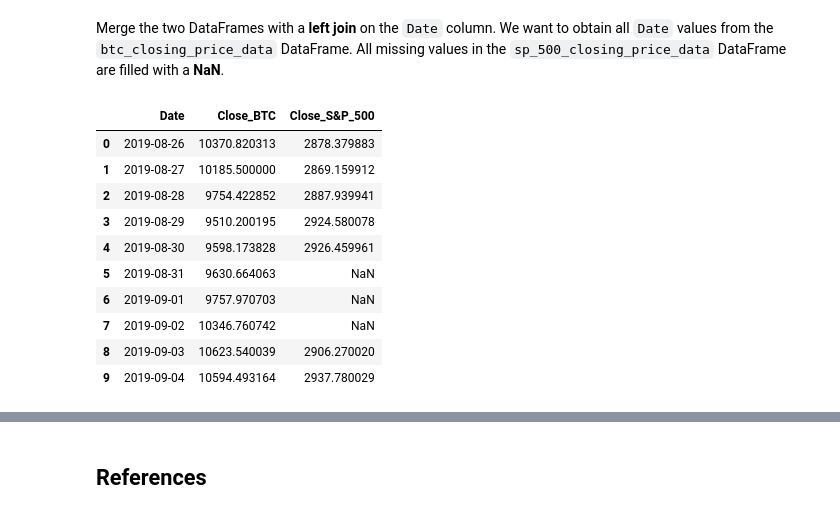
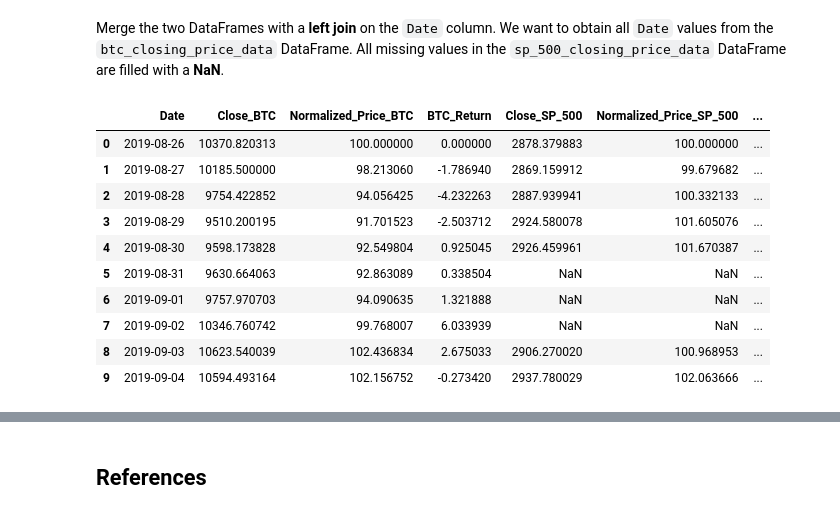
Before and after one commit to kostadinlambov/Bitcoin-and-Stock-Market-Correlation, a Jupyter notebook: Notebook/Bitcoin_and_Stock_Market_Correlation.ipynb, the cells around one changed output, grey strips where cells are left out. Drawn from its saved outputs; the diff is of its cells as text; code cells hidden in the pictures.

Commit message:
Normilize Prices and Returns Calculations

```diff
--- a/Notebook/Bitcoin_and_Stock_Market_Correlation.ipynb
+++ b/Notebook/Bitcoin_and_Stock_Market_Correlation.ipynb
@@ -272,0 +291,6 @@ dtype: object
+# %%
+# Get the 'starting_price'
+sp_500_starting_price = sp_500_closing_price_data.Close.loc[0]
+# Compute 'normalized_price'
+sp_500_closing_price_data["Normalized_Price"] = sp_500_closing_price_data.Close.apply(lambda current_price: compute_normalized_price(current_price, sp_500_starting_price))
+sp_500_closing_price_data.head()
@@ -272,0 +311,18 @@ dtype: object
+# %%
+def calculate_daily_return(prices_arr):
+    """
+     Calculate the daily return from the values in the 'prices_arr'
+    """
+    daily_return_prices = []
+    price_day_1 = prices_arr[0]
+
+    for price in prices_arr:
+        price_day_2 = price
+
+        # Calculate return
+        return_price = ((price_day_2 - price_day_1) / price_day_1) * 100
+        daily_return_prices.append(return_price)
+
+        price_day_1 = price_day_2
+
+    return daily_return_prices
@@ -272,0 +338,3 @@ dtype: object
+# %%
+btc_closing_price_data["BTC_Return"] = calculate_daily_return(btc_closing_price_data.Close)
+btc_closing_price_data
@@ -272,0 +359,3 @@ dtype: object
+# %%
+sp_500_closing_price_data["SP_500_Return"] = calculate_daily_return(sp_500_closing_price_data.Close)
+sp_500_closing_price_data
@@ -275,20 +380,20 @@ dtype: object
 # %% [markdown]
 Merge the two DataFrames with a **left join** on the `Date` column. We want to obtain all `Date` values from the `btc_closing_price_data` DataFrame. All missing values in the `sp_500_closing_price_data` DataFrame are filled with a **NaN**.
 # %%
-data_merged = btc_closing_price_data.merge(sp_500_closing_price_data, on = "Date", how = "left", suffixes = ("_BTC", "_S&P_500"))
+data_merged = btc_closing_price_data.merge(sp_500_closing_price_data, on = "Date", how = "left", suffixes = ("_BTC", "_SP_500"))
 data_merged.head(10)
 # %% [output]
-|  | Date | Close_BTC | Close_S&P_500 |
-| 0 | 2019-08-26 | 10370.820313 | 2878.379883 |
-| 1 | 2019-08-27 | 10185.500000 | 2869.159912 |
-| 2 | 2019-08-28 | 9754.422852 | 2887.939941 |
-| 3 | 2019-08-29 | 9510.200195 | 2924.580078 |
-| 4 | 2019-08-30 | 9598.173828 | 2926.459961 |
-| 5 | 2019-08-31 | 9630.664063 | NaN |
-| 6 | 2019-09-01 | 9757.970703 | NaN |
-| 7 | 2019-09-02 | 10346.760742 | NaN |
-| 8 | 2019-09-03 | 10623.540039 | 2906.270020 |
-| 9 | 2019-09-04 | 10594.493164 | 2937.780029 |
+|  | Date | Close_BTC | Normalized_Price_BTC | BTC_Return | Close_SP_500 | Normalized_Price_SP_500 | ... |
+| 0 | 2019-08-26 | 10370.820313 | 100.000000 | 0.000000 | 2878.379883 | 100.000000 | ... |
+| 1 | 2019-08-27 | 10185.500000 | 98.213060 | -1.786940 | 2869.159912 | 99.679682 | ... |
+| 2 | 2019-08-28 | 9754.422852 | 94.056425 | -4.232263 | 2887.939941 | 100.332133 | ... |
+| 3 | 2019-08-29 | 9510.200195 | 91.701523 | -2.503712 | 2924.580078 | 101.605076 | ... |
+| 4 | 2019-08-30 | 9598.173828 | 92.549804 | 0.925045 | 2926.459961 | 101.670387 | ... |
+| 5 | 2019-08-31 | 9630.664063 | 92.863089 | 0.338504 | NaN | NaN | ... |
+| 6 | 2019-09-01 | 9757.970703 | 94.090635 | 1.321888 | NaN | NaN | ... |
+| 7 | 2019-09-02 | 10346.760742 | 99.768007 | 6.033939 | NaN | NaN | ... |
+| 8 | 2019-09-03 | 10623.540039 | 102.436834 | 2.675033 | 2906.270020 | 100.968953 | ... |
+| 9 | 2019-09-04 | 10594.493164 | 102.156752 | -0.273420 | 2937.780029 | 102.063666 | ... |
 # %%
 data_merged.dtypes
 # %% [output]
```
Also changed, not shown: parts of 29 cells of this notebook, 2 other files.
